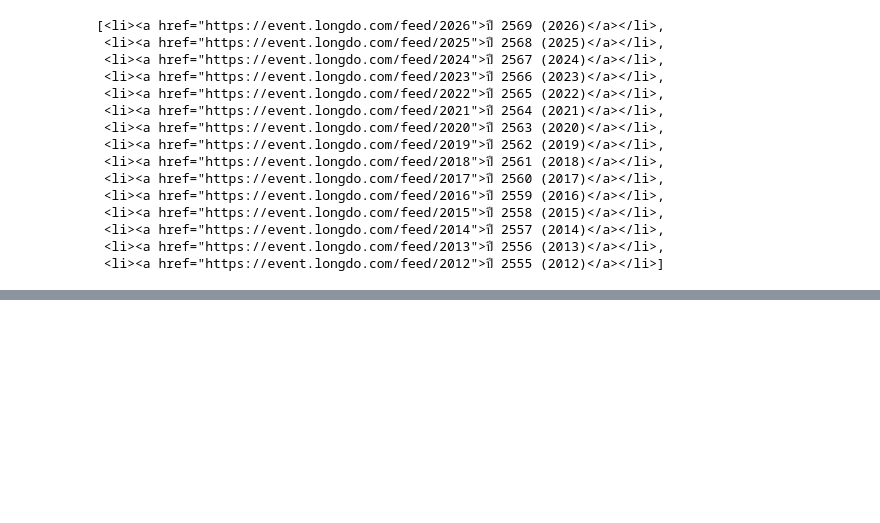
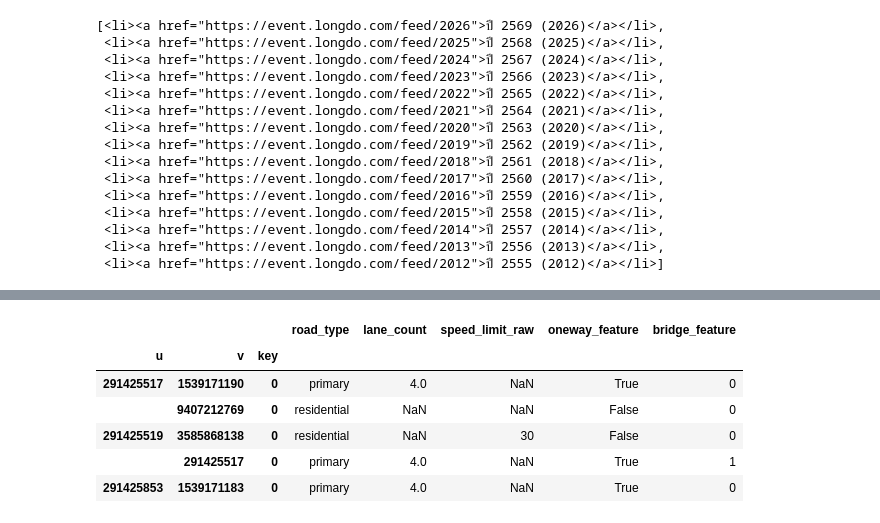
Before and after one commit to UndyingChocomint/2110531_DSDE_2026s1_final_exam_project, a Jupyter notebook: Notebook/1. DS EDA.ipynb, the cells around one changed output, grey strips where cells are left out. Saved outputs shown, nothing was run; the diff lists cells and outputs as text; code cells hidden in the pictures; blank space fills up the shorter version.

```diff
--- a/Notebook/1. DS EDA.ipynb
+++ b/Notebook/1. DS EDA.ipynb
@@ -104,0 +263,57 @@ past_incident
+# %%
+# edges = GeoDataFrame returned by ox.graph_to_gdfs(G)
+road_df = edges.copy()
+
+def first_value(value):
+    if isinstance(value, list):
+        return value[0] if value else None
+    return value
+
+def parse_number(value):
+    value = first_value(value)
+
+    if pd.isna(value):
+        return np.nan
+
+    match = re.search(r"\d+(\.\d+)?", str(value))
+    return float(match.group()) if match else np.nan
+
+road_df["road_type"] = (
+    road_df["highway"].apply(first_value)
+)
+
+road_df["lane_count"] = (
+    road_df["lanes"].apply(parse_number)
+)
+
+road_df["speed_limit_raw"] = (
+    road_df["maxspeed"]
+)
+
+road_df["oneway_feature"] = (
+    road_df["oneway"].astype("boolean")
+)
+
+road_df["bridge_feature"] = (
+    road_df["bridge"].notna().astype(int)
+)
+
+features = road_df[
+    [
+        "road_type",
+        "lane_count",
+        "speed_limit_raw",
+        "oneway_feature",
+        "bridge_feature"
+    ]
+]
+
+features.head()
+# %% [output]
+|  |  |  | road_type | lane_count | speed_limit_raw | oneway_feature | bridge_feature |
+| u | v | key |  |  |  |  |  |
+| 291425517 | 1539171190 | 0 | primary | 4.0 | NaN | True | 0 |
+|  | 9407212769 | 0 | residential | NaN | NaN | False | 0 |
+| 291425519 | 3585868138 | 0 | residential | NaN | 30 | False | 0 |
+|  | 291425517 | 0 | primary | 4.0 | NaN | True | 1 |
+| 291425853 | 1539171183 | 0 | primary | 4.0 | NaN | True | 0 |
```
Also changed, not shown: parts of 13 cells of this notebook, 1 other file.
